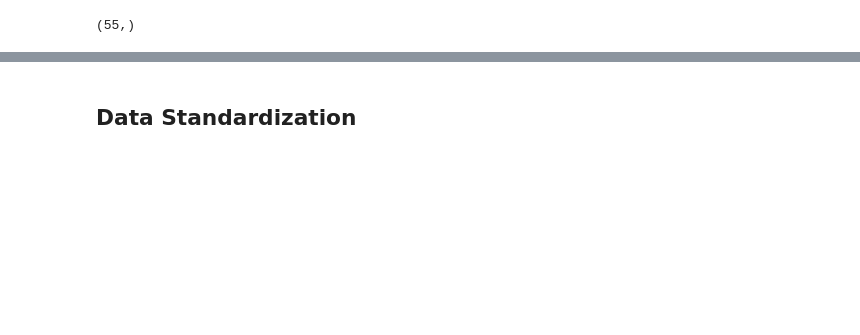
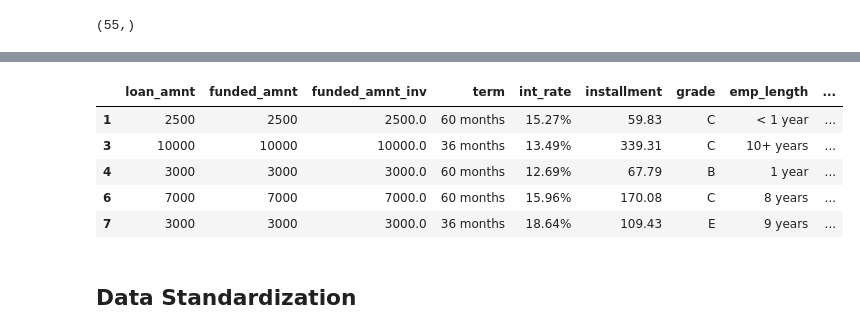
Before and after one commit to hargurjeet/Lending-Club-CaseStudy, a Jupyter notebook: Lending_Club_Case_Study.ipynb, the cells around one changed output, grey strips where cells are left out. Cells and saved outputs as stored; diff of their text form; code cells hidden in the pictures; blank space fills up the shorter version.

```diff
--- a/Lending_Club_Case_Study.ipynb
+++ b/Lending_Club_Case_Study.ipynb
@@ -233,7 +222,6 @@ df[low_missing_values_col].head()
 # %%
 ## As the missing values of low and there is no logical ways of imputting them all
 ## Hence I am dropping the rows containing missing values
-# df4 = df3.drop(low_missing_values_col)
-df4 = df[df3.index].dropna()
-df4.shape
+df3 = df[df2.index].dropna()
+df3.shape
 # %% [output]
@@ -254,3 +270,17 @@ As the xlwt package is no longer maintained, the xlwt engine will be removed in
+# %%
+relevant_cols=['loan_amnt', 'funded_amnt', 'funded_amnt_inv','term', 'int_rate', 'installment',
+               'grade', 'emp_length', 'sub_grade','home_ownership',
+               'annual_inc', 'verification_status', 'loan_status','purpose',]
+
+df4 = df3[relevant_cols]
+df4.head()
+# %% [output]
+|  | loan_amnt | funded_amnt | funded_amnt_inv | term | int_rate | installment | grade | emp_length | ... |
+| 1 | 2500 | 2500 | 2500.0 | 60 months | 15.27% | 59.83 | C | < 1 year | ... |
+| 3 | 10000 | 10000 | 10000.0 | 36 months | 13.49% | 339.31 | C | 10+ years | ... |
+| 4 | 3000 | 3000 | 3000.0 | 60 months | 12.69% | 67.79 | B | 1 year | ... |
+| 6 | 7000 | 7000 | 7000.0 | 60 months | 15.96% | 170.08 | C | 8 years | ... |
+| 7 | 3000 | 3000 | 3000.0 | 36 months | 18.64% | 109.43 | E | 9 years | ... |
 # %% [markdown]
 ## Data Standardization
 # %%
```
Also changed, not shown: parts of 19 cells of this notebook.
